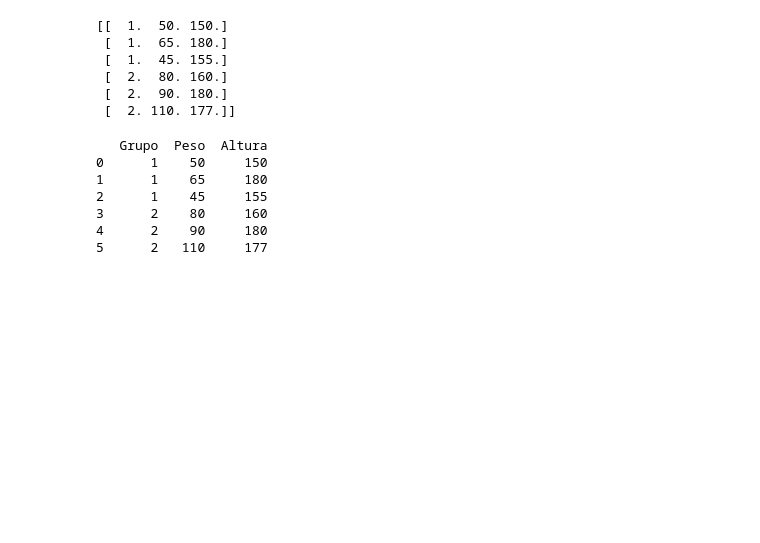
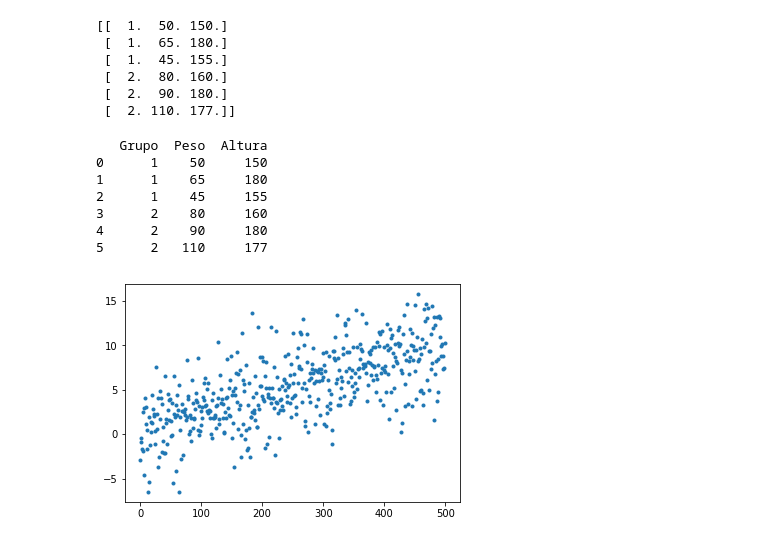
Before and after one commit to zchuri/IntroPython, a Jupyter notebook: DataFrames/dataframes.ipynb, the cells around one changed output. Saved outputs shown, nothing was run; the diff lists cells and outputs as text; code cells hidden in the pictures; blank space fills up the shorter version.

Commit message:
Plotting update!

```diff
--- a/DataFrames/dataframes.ipynb
+++ b/DataFrames/dataframes.ipynb
@@ -159,3 +159,15 @@ print(datos)
 3      2    80     160
 4      2    90     180
 5      2   110     177
+# %%
+# Plots
+import scipy.stats as stats
+
+# Generate data
+x = 3*np.random.randn(500) + np.linspace(1,10,500)
+
+# Plot
+plt.plot(x, ".")
+plt.show()
+# %% [output]
+[figure, added]
```
Also changed, not shown: parts of 2 cells of this notebook.
